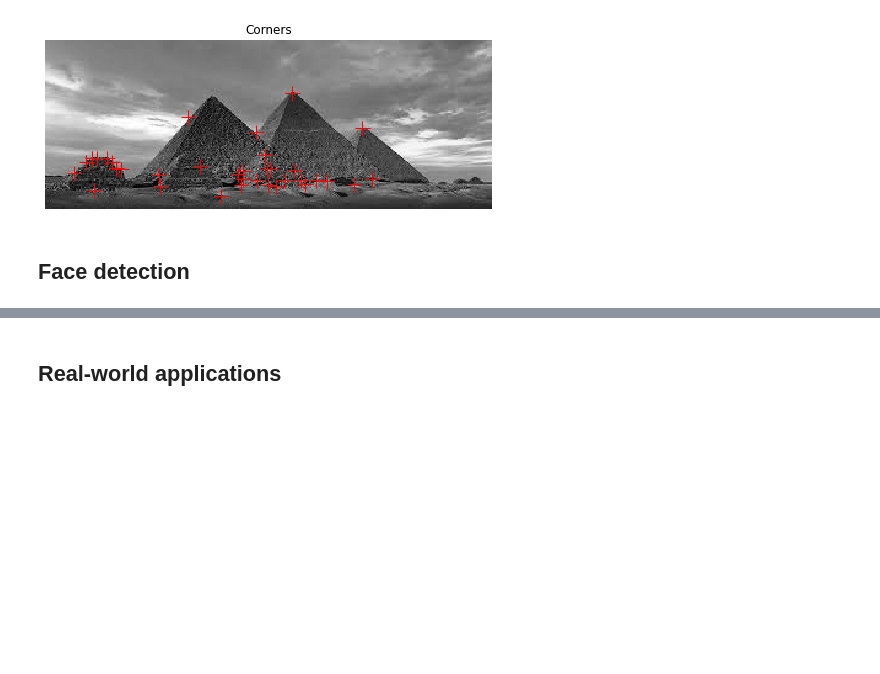
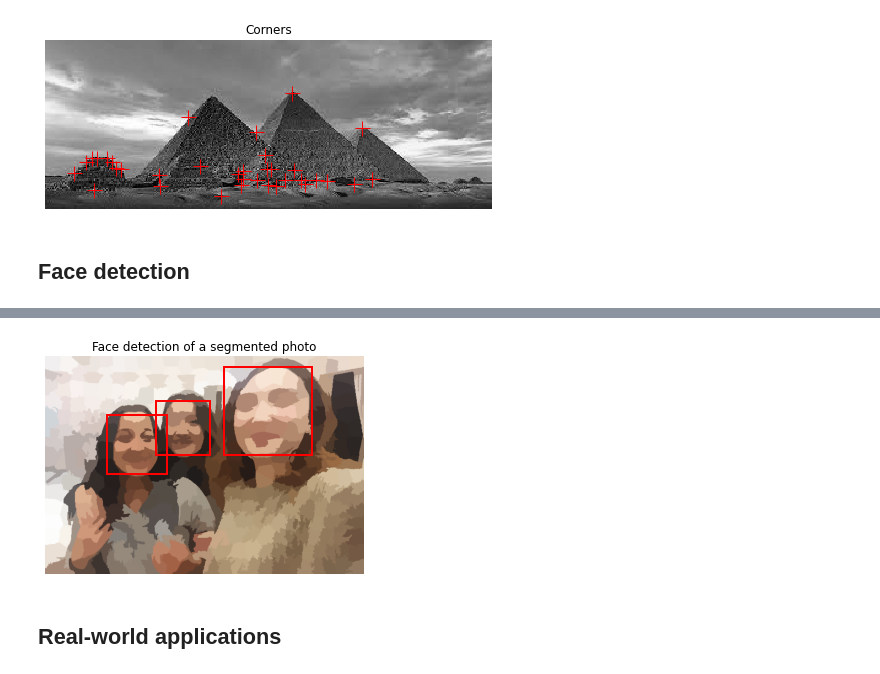
Before and after one commit to Gizem-kaya/Image-Processing-with-Python, a Jupyter notebook: Advanced_Operations_Detecting_Faces_Features.ipynb, the cells around one changed output, grey strips where cells are left out. Drawn from its saved outputs; the diff is of its cells as text; code cells hidden in the pictures; blank space fills up the shorter version.

```diff
--- a/Advanced_Operations_Detecting_Faces_Features.ipynb
+++ b/Advanced_Operations_Detecting_Faces_Features.ipynb
@@ -73,2 +110,16 @@ With a min_distance set to 2, we detect a total 35 corners in the image.
+# %%
+segments = slic(face, n_segments= 400)
+
+segmented_image = color.label2rgb(segments, face, kind='avg')
+
+detection_seg = detector.detect_multi_scale(img = segmented_image,
+                                        scale_factor = 1.2 ,
+                                        step_ratio = 0.8,
+                                        min_size = (10,10),
+                                        max_size = (500,500)
+                                        )
+show_face(segmented_image, detection_seg, 'Face detection of a segmented photo')
+# %% [output]
+[figure, added]
 # %% [markdown]
 ## **Real-world applications**
```
Also changed, not shown: parts of 7 cells of this notebook.
